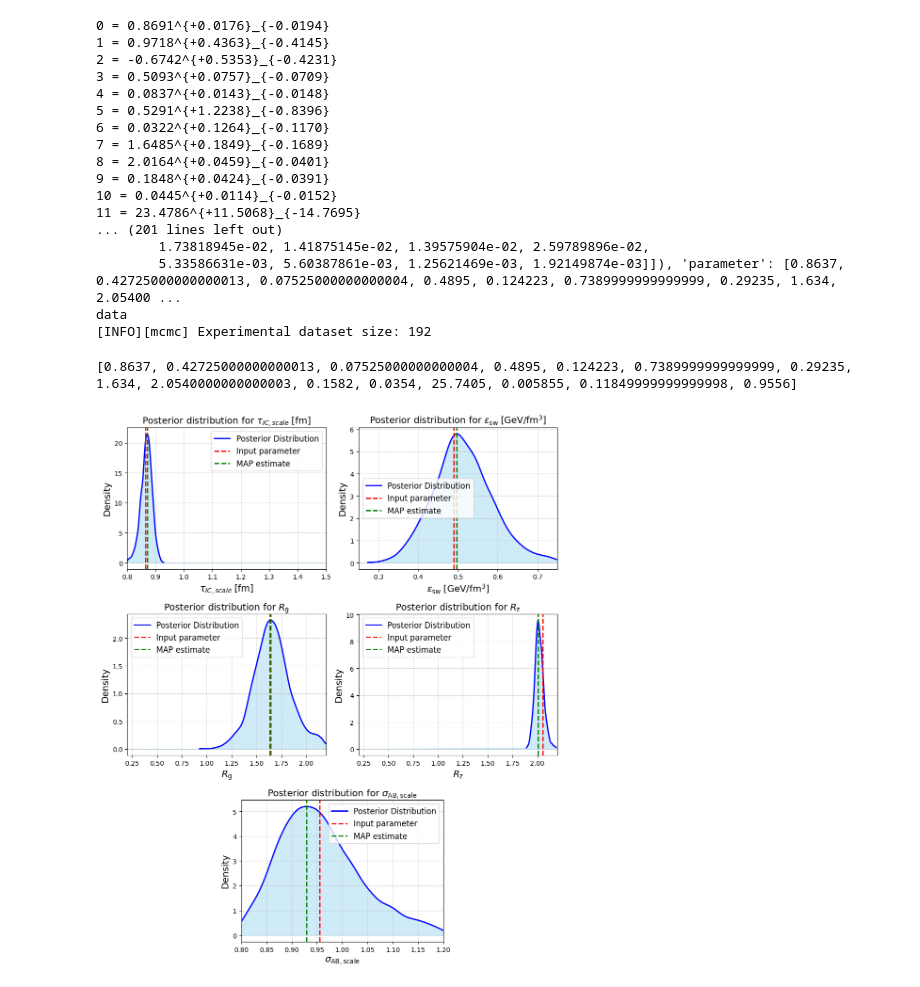
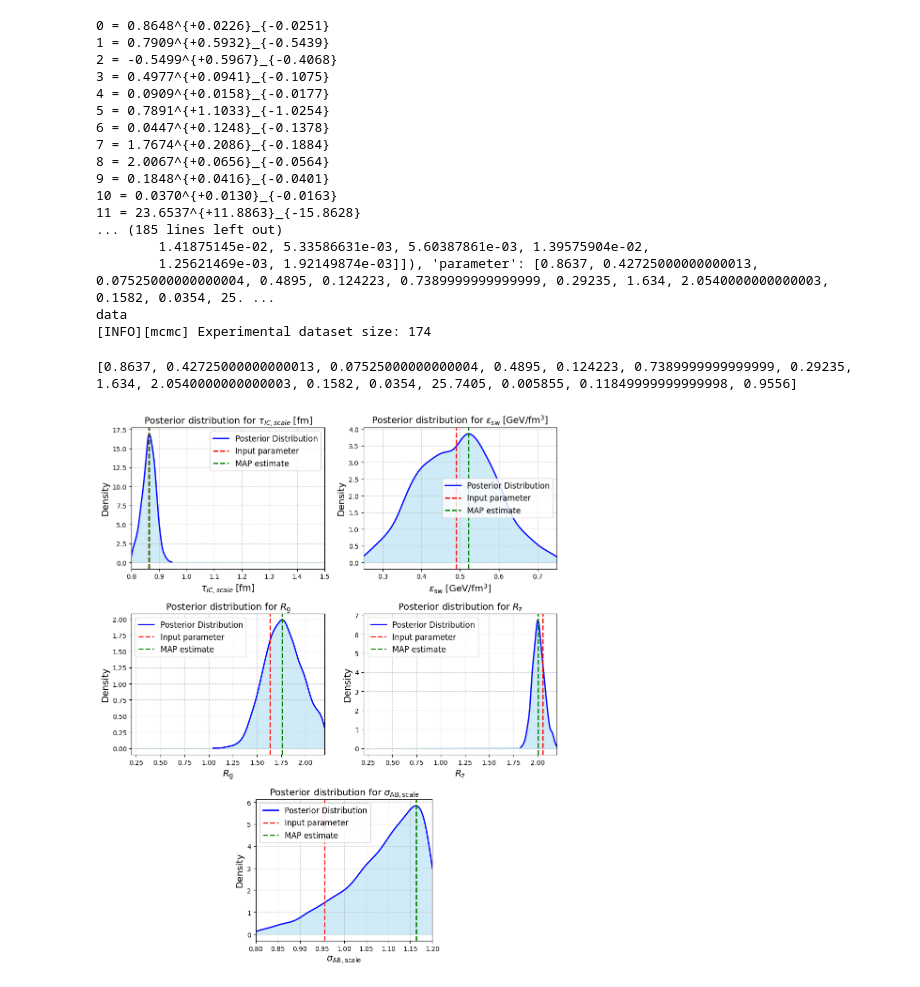
Before and after one commit to NGoetz/GPBayesTools-HIC, a Jupyter notebook: ClosureTest.ipynb, the cells around one changed output. Drawn from its saved outputs; the diff is of its cells as text; code cells hidden in the pictures.

```diff
--- a/ClosureTest.ipynb
+++ b/ClosureTest.ipynb
@@ -13,7 +13,7 @@ log="no_log"
 pca="no_pca"
 log2="nolog"
 pca2="nopca"
-setup="allenergies:05_2030:base:noetacut:nostarptcut"
+setup="allenergies:allsystems:base:2.5:nostarptcut"
 emu="PCGP"
 # %%
 def read_pkl_file_chain(PATH_pklfile_chains):
@@ -62,23 +62,23 @@ emuPath=["/home/niklas/Desktop/lustre/good_bayes/inference/actual/emulator_val/"
 mymcmc.loadEmulator(emuPath)
 expData = mymcmc._read_in_exp_data_pickle(exp_path)
 # %% [output]
-0 = 0.8691^{+0.0176}_{-0.0194}
-1 = 0.9718^{+0.4363}_{-0.4145}
-2 = -0.6742^{+0.5353}_{-0.4231}
-3 = 0.5093^{+0.0757}_{-0.0709}
-4 = 0.0837^{+0.0143}_{-0.0148}
-5 = 0.5291^{+1.2238}_{-0.8396}
-6 = 0.0322^{+0.1264}_{-0.1170}
-7 = 1.6485^{+0.1849}_{-0.1689}
-8 = 2.0164^{+0.0459}_{-0.0401}
-9 = 0.1848^{+0.0424}_{-0.0391}
-10 = 0.0445^{+0.0114}_{-0.0152}
-11 = 23.4786^{+11.5068}_{-14.7695}
-... (201 lines left out)
-        1.73818945e-02, 1.41875145e-02, 1.39575904e-02, 2.59789896e-02,
-        5.33586631e-03, 5.60387861e-03, 1.25621469e-03, 1.92149874e-03]]), 'parameter': [0.8637, 0.42725000000000013, 0.07525000000000004, 0.4895, 0.124223, 0.7389999999999999, 0.29235, 1.634, 2.05400 ...
+0 = 0.8648^{+0.0226}_{-0.0251}
+1 = 0.7909^{+0.5932}_{-0.5439}
+2 = -0.5499^{+0.5967}_{-0.4068}
+3 = 0.4977^{+0.0941}_{-0.1075}
+4 = 0.0909^{+0.0158}_{-0.0177}
+5 = 0.7891^{+1.1033}_{-1.0254}
+6 = 0.0447^{+0.1248}_{-0.1378}
+7 = 1.7674^{+0.2086}_{-0.1884}
+8 = 2.0067^{+0.0656}_{-0.0564}
+9 = 0.1848^{+0.0416}_{-0.0401}
+10 = 0.0370^{+0.0130}_{-0.0163}
+11 = 23.6537^{+11.8863}_{-15.8628}
+... (185 lines left out)
+        1.41875145e-02, 5.33586631e-03, 5.60387861e-03, 1.39575904e-02,
+        1.25621469e-03, 1.92149874e-03]]), 'parameter': [0.8637, 0.42725000000000013, 0.07525000000000004, 0.4895, 0.124223, 0.7389999999999999, 0.29235, 1.634, 2.0540000000000003, 0.1582, 0.0354, 25. ...
 data
-[INFO][mcmc] Experimental dataset size: 192
+[INFO][mcmc] Experimental dataset size: 174
 # %%
 # setup the MCMC Chain
 #-> is it correct to set up a new one here?
@@ -314,35 +314,35 @@ def plot_distribution_of_posterior_samples(posteriorSamples, modelParameters, ma
         ax.axvline(mapEstimates[i], color='g', linestyle='--', label='MAP estimate', lw=2)
 
         # Titles, labels and legend
         ax.set_xlabel(PARAMETER_NAMES[i], fontsize=14)
         ax.set_ylabel('Density', fontsize=14)
         ax.set_title(f'Posterior distribution for {PARAMETER_NAMES[i]}', fontsize=14)
         ax.set_xlim([prior_ranges[i][0], prior_ranges[i][1]])
         ax.legend(fontsize=12)
 
         # Add grid for better readability
         ax.grid(True, linestyle='--', alpha=0.6)
         if count==5:
-            ax.set_aspect(0.049)
+            ax.set_box_aspect(1/1.25)
 
     plt.tight_layout()
     #fig.delaxes(axes[2, 1])
 
     # Save and show the plot
     plt.savefig("./plots/closure/closure_distribution_"+log+"_"+pca+"_"+emu+"_"+setup+".png", dpi=300)
     plt.show()
 
 # Assuming posteriorSamples and PARAMETER_NAMES are already defined
 # Extract model parameters
 modelParameters = extract_model_parameters()
 
 # Calculate MAP estimates
 mapEstimates = calculate_map_estimates(posteriorSamples)
 
 # Call the plotting function
 plot_distribution_of_posterior_samples(posteriorSamples, modelParameters, mapEstimates)
 # %% [output]
-[figure, old version]
+[figure, new version]
 # %%
 import matplotlib.pyplot as plt
 import numpy as np
```
Also changed, not shown: parts of 4 cells of this notebook, 1 other file.
